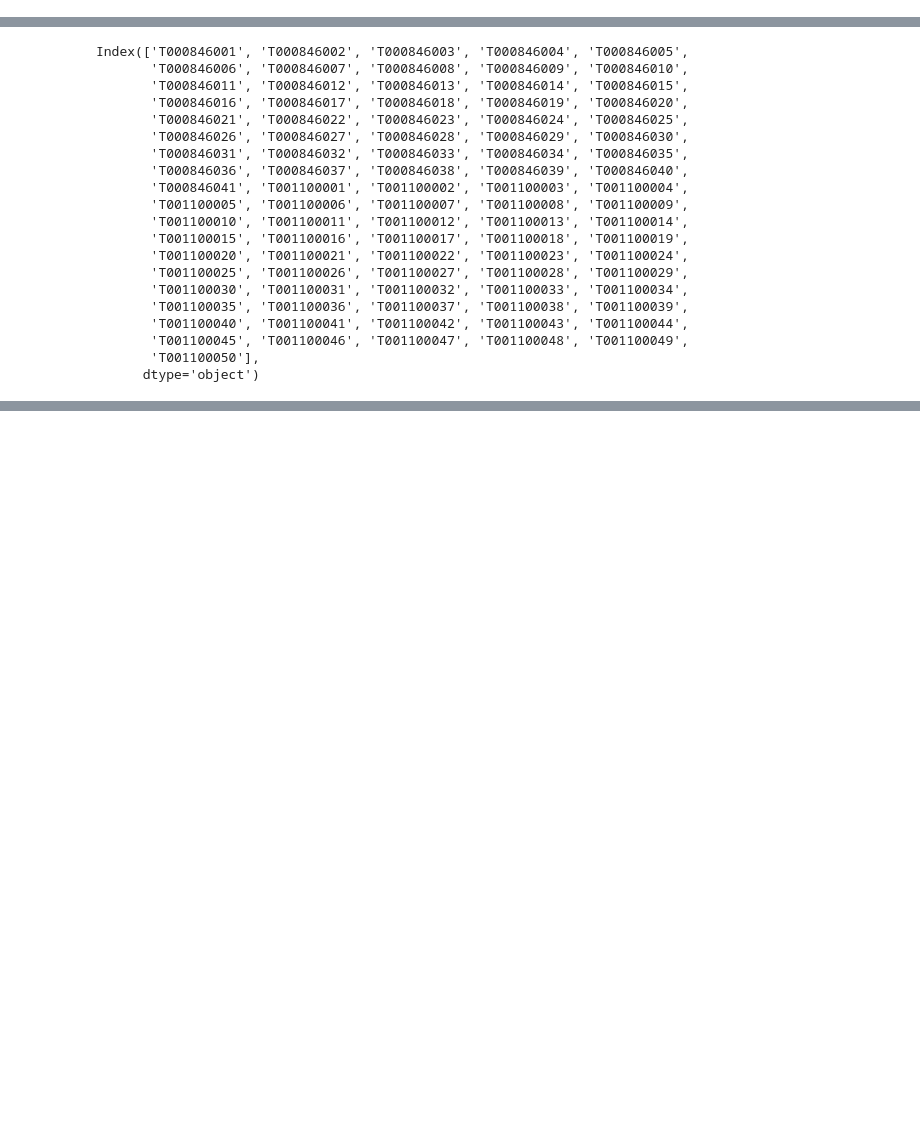
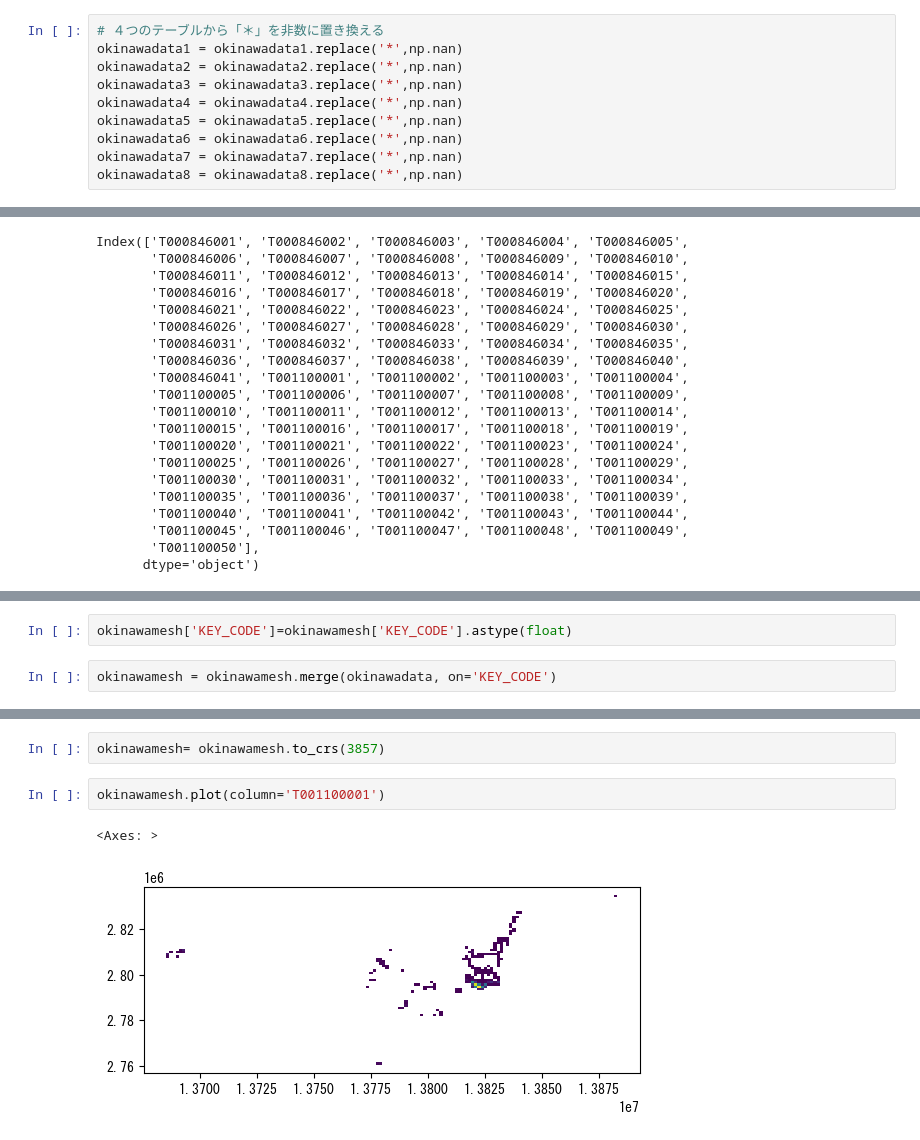
Before and after one commit to Arielaw7/GIS, a Jupyter notebook: week11/week11hw.ipynb, the cells around one changed output, grey strips where cells are left out. Saved outputs shown, nothing was run; the diff lists cells and outputs as text; blank space fills up the shorter version.

```diff
--- a/week11/week11hw.ipynb
+++ b/week11/week11hw.ipynb
@@ -57,6 +57,16 @@ okinawadata5 = okinawadata5[1:]
 okinawadata6 = okinawadata6[1:]
 okinawadata7 = okinawadata7[1:]
 okinawadata8 = okinawadata8[1:]
+# %%
+# ４つのテーブルから「＊」を非数に置き換える
+okinawadata1 = okinawadata1.replace('*',np.nan)
+okinawadata2 = okinawadata2.replace('*',np.nan)
+okinawadata3 = okinawadata3.replace('*',np.nan)
+okinawadata4 = okinawadata4.replace('*',np.nan)
+okinawadata5 = okinawadata5.replace('*',np.nan)
+okinawadata6 = okinawadata6.replace('*',np.nan)
+okinawadata7 = okinawadata7.replace('*',np.nan)
+okinawadata8 = okinawadata8.replace('*',np.nan)
 # %%
 okinawadata2020 = pd.concat([okinawadata1,okinawadata2,okinawadata3,okinawadata4])
 # %%
@@ -150,0 +179,4 @@ ValueError: could not convert string to float: '*'
+# %%
+okinawamesh['KEY_CODE']=okinawamesh['KEY_CODE'].astype(float)
+# %%
+okinawamesh = okinawamesh.merge(okinawadata, on='KEY_CODE')
@@ -150,0 +193,7 @@ ValueError: could not convert string to float: '*'
+# %%
+okinawamesh= okinawamesh.to_crs(3857)
+# %%
+okinawamesh.plot(column='T001100001')
+# %% [output]
+<Axes: >
+[figure, added]
```
Also changed, not shown: parts of 8 cells of this notebook, 2 other files.
